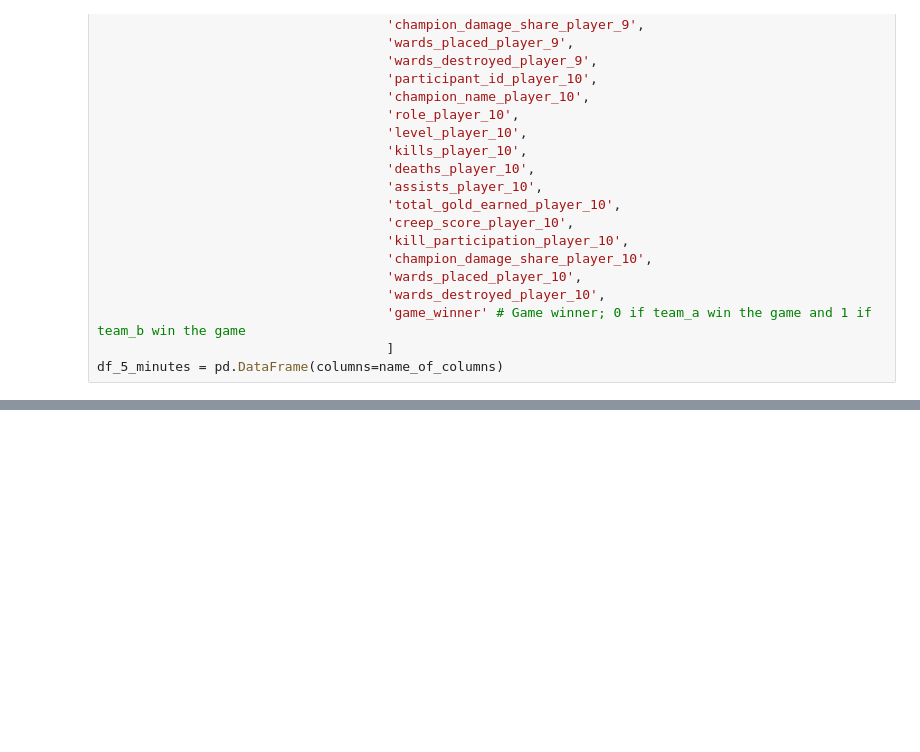
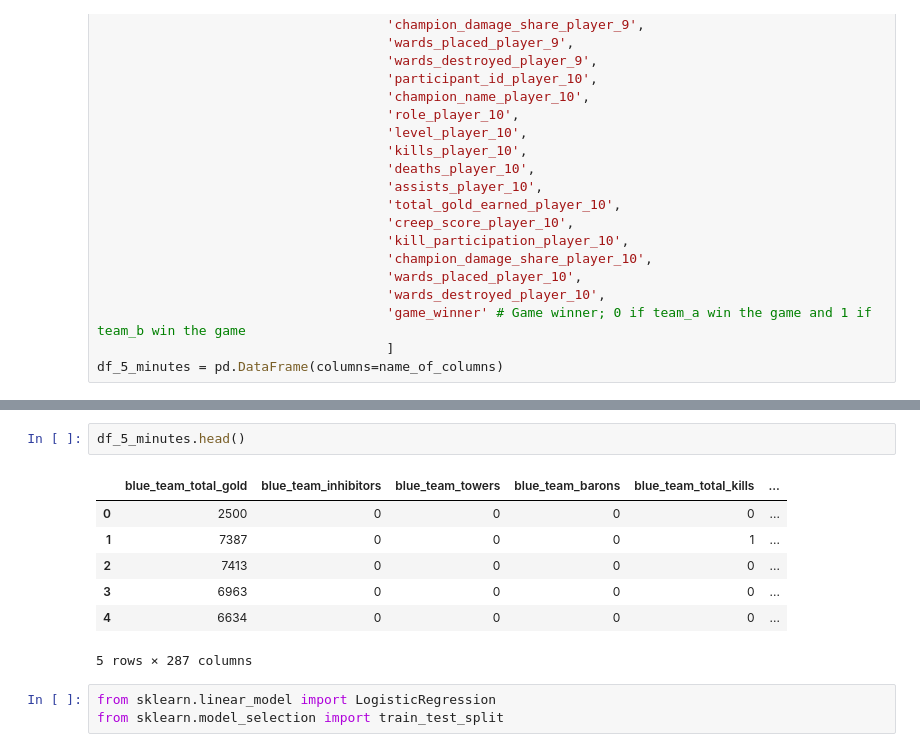
Before and after one commit to brendontj/tcc-lol-stats, a Jupyter notebook: LOL_Stats.ipynb, the cells around one changed output, grey strips where cells are left out. Drawn from its saved outputs; the diff is of its cells as text; blank space fills up the shorter version.

```diff
--- a/LOL_Stats.ipynb
+++ b/LOL_Stats.ipynb
@@ -413,0 +475,13 @@ print(df_5_minutes.head())
+# %%
+df_5_minutes.head()
+# %% [output]
+|  | blue_team_total_gold | blue_team_inhibitors | blue_team_towers | blue_team_barons | blue_team_total_kills | ... |
+| 0 | 2500 | 0 | 0 | 0 | 0 | ... |
+| 1 | 7387 | 0 | 0 | 0 | 1 | ... |
+| 2 | 7413 | 0 | 0 | 0 | 0 | ... |
+| 3 | 6963 | 0 | 0 | 0 | 0 | ... |
+| 4 | 6634 | 0 | 0 | 0 | 0 | ... |
+5 rows × 287 columns
+# %%
+from sklearn.linear_model import LogisticRegression
+from sklearn.model_selection import train_test_split
```
Also changed, not shown: parts of 9 cells of this notebook.
